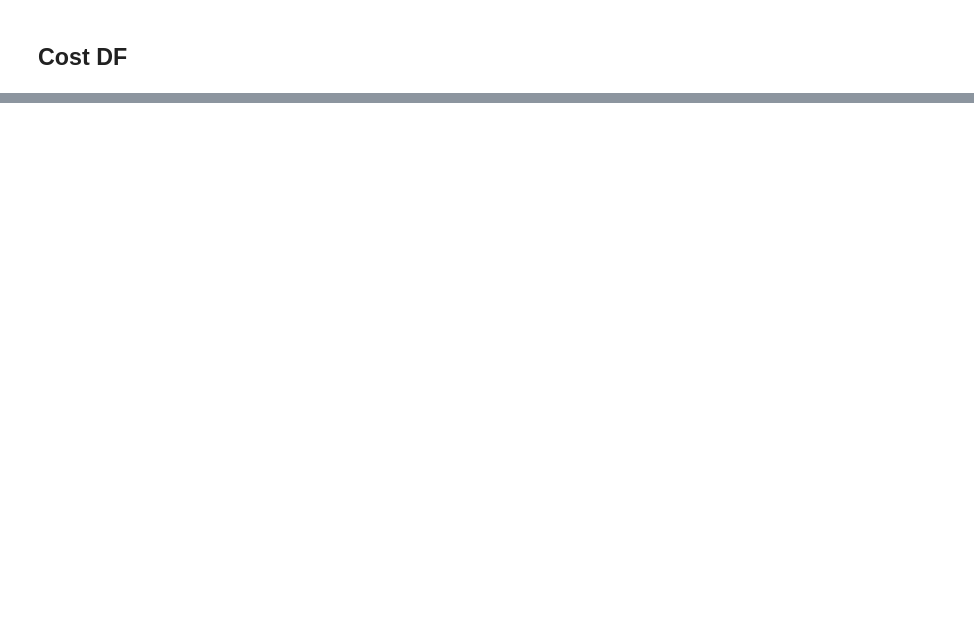
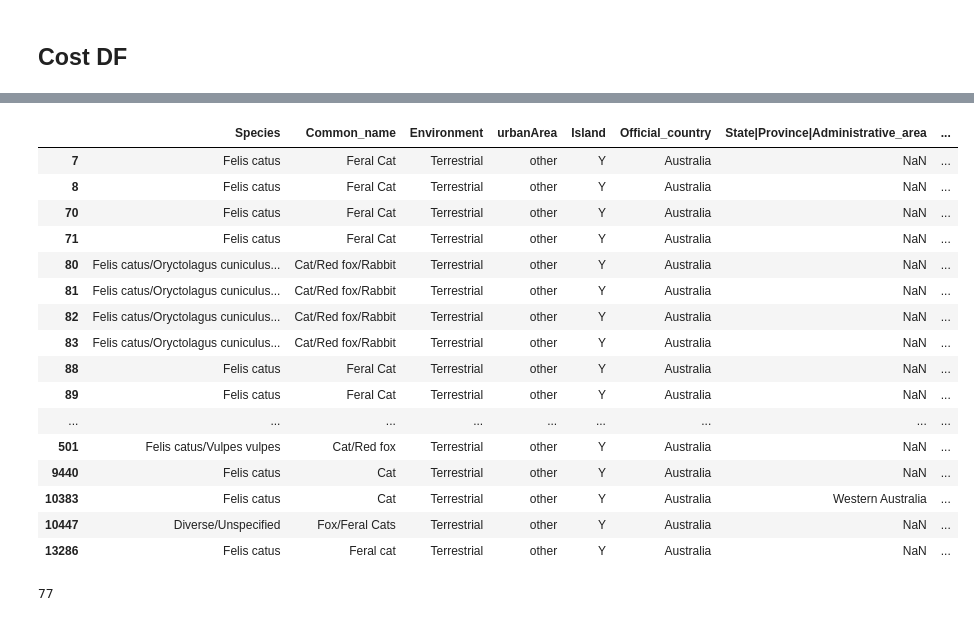
Before and after one commit to liza-drini/ceu-ds-project-C-2026, a Jupyter notebook: src/aiana_cost.ipynb, the cells around one changed output, grey strips where cells are left out. Saved outputs shown, nothing was run; the diff lists cells and outputs as text; code cells hidden in the pictures; blank space fills up the shorter version.

```diff
--- a/src/aiana_cost.ipynb
+++ b/src/aiana_cost.ipynb
@@ -15,0 +90,6 @@ eco_df.head()
+# %%
+## Leave only rows. where cats appear
+eco_df = eco_df[eco_df['Common_name'].str.contains('cat', case=False, na=False)]
+
+
+'Environment_IAS', 'HabitatVerbatim', 'Habitat', 'Min_Raw_cost_estimate_original_currency', 'Max_Raw_cost_estimate_original_currency',
@@ -15,0 +235,45 @@ eco_df.head()
+# %%
+## Checking those rows where missing values
+
+cols_to_check = [
+    'Location',
+    'Details',
+    'Cost_estimate_per_year_2017_USD_exchange_rate',
+    'Cost_estimate_per_year_2017_USD_PPP',
+    'State|Province|Administrative_area'
+]
+
+rows_with_missing = eco_df[
+    eco_df[cols_to_check].isna().any(axis=1)
+]
+
+
+rows_with_missing[
+    cols_to_check + [
+        'Official_country',
+        'State|Province|Administrative_area',
+        'Details',
+        'Type_of_cost_merged'
+    ]
+]
+
+
+rows_with_missing
+# %% [output]
+|  | Species | Common_name | Environment | urbanArea | Island | Official_country | State|Province|Administrative_area | ... |
+| 7 | Felis catus | Feral Cat | Terrestrial | other | Y | Australia | NaN | ... |
+| 8 | Felis catus | Feral Cat | Terrestrial | other | Y | Australia | NaN | ... |
+| 70 | Felis catus | Feral Cat | Terrestrial | other | Y | Australia | NaN | ... |
+| 71 | Felis catus | Feral Cat | Terrestrial | other | Y | Australia | NaN | ... |
+| 80 | Felis catus/Oryctolagus cuniculus... | Cat/Red fox/Rabbit | Terrestrial | other | Y | Australia | NaN | ... |
+| 81 | Felis catus/Oryctolagus cuniculus... | Cat/Red fox/Rabbit | Terrestrial | other | Y | Australia | NaN | ... |
+| 82 | Felis catus/Oryctolagus cuniculus... | Cat/Red fox/Rabbit | Terrestrial | other | Y | Australia | NaN | ... |
+| 83 | Felis catus/Oryctolagus cuniculus... | Cat/Red fox/Rabbit | Terrestrial | other | Y | Australia | NaN | ... |
+| 88 | Felis catus | Feral Cat | Terrestrial | other | Y | Australia | NaN | ... |
+| 89 | Felis catus | Feral Cat | Terrestrial | other | Y | Australia | NaN | ... |
+| ... | ... | ... | ... | ... | ... | ... | ... | ... |
+| 501 | Felis catus/Vulpes vulpes | Cat/Red fox | Terrestrial | other | Y | Australia | NaN | ... |
+| 9440 | Felis catus | Cat | Terrestrial | other | Y | Australia | NaN | ... |
+| 10383 | Felis catus | Cat | Terrestrial | other | Y | Australia | Western Australia | ... |
+| 10447 | Diverse/Unspecified | Fox/Feral Cats | Terrestrial | other | Y | Australia | NaN | ... |
+| 13286 | Felis catus | Feral cat | Terrestrial | other | Y | Australia | NaN | ... |
@@ -15,0 +285,5 @@ eco_df.head()
+# %%
+## Check whther only 3 rows were dropped
+len(eco_df)
+# %% [output]
+77
```
Also changed, not shown: parts of 24 cells of this notebook.
